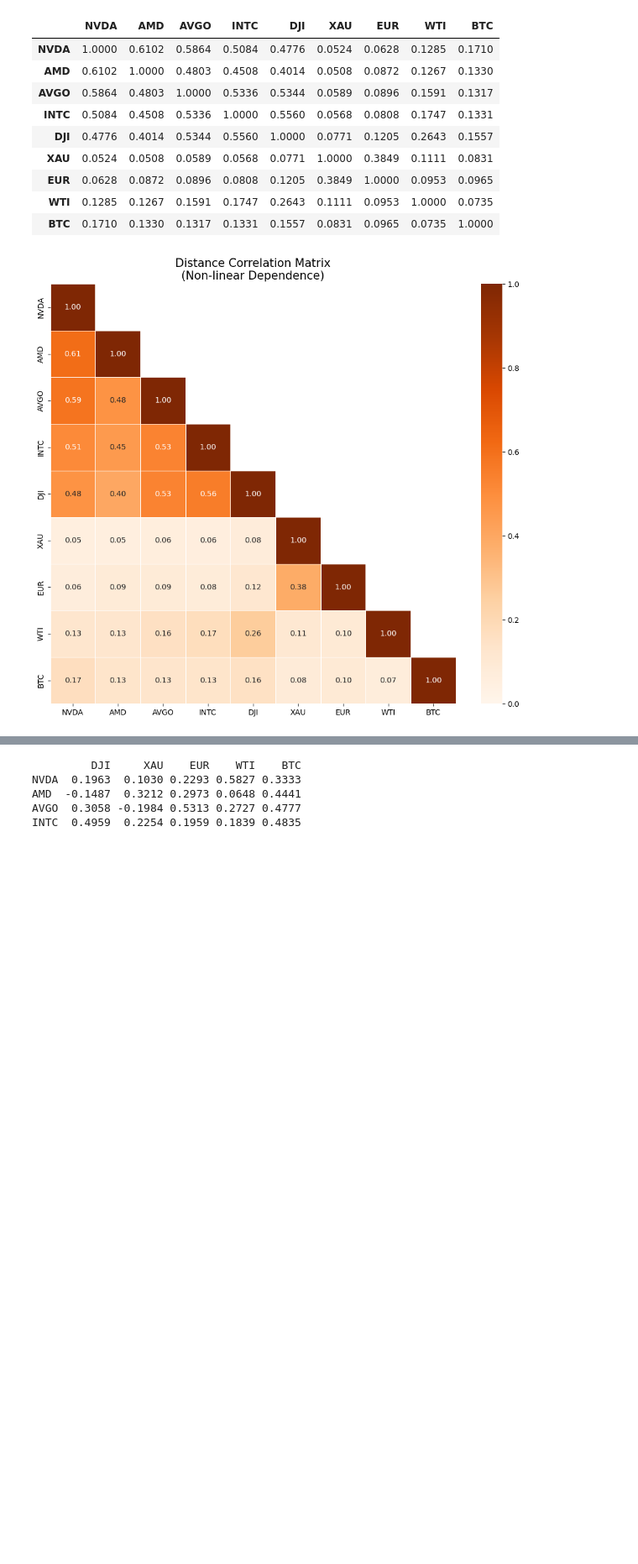
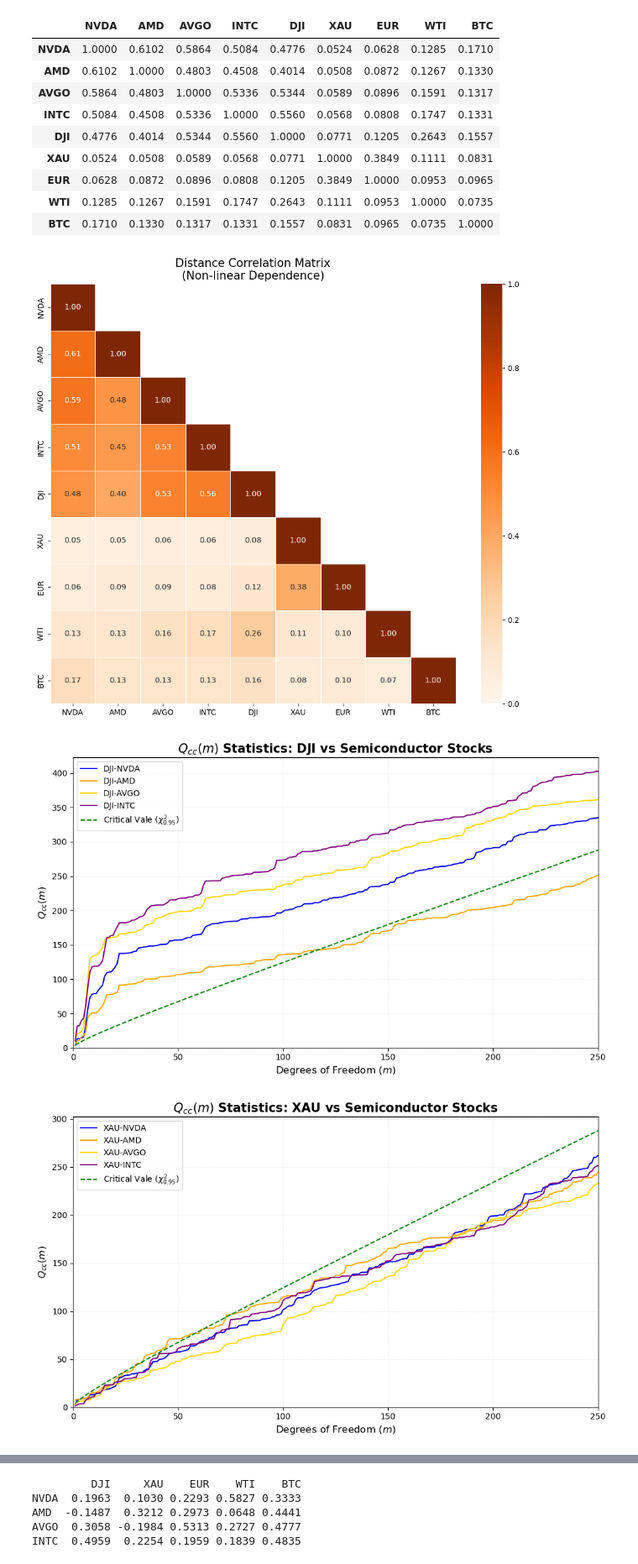
Before and after one commit to turtle-jaewoo/MF-ADCCA, a Jupyter notebook: MF-ADCCA.ipynb, the cells around one changed output, grey strips where cells are left out. Shown at 84% size. Drawn from its saved outputs; the diff is of its cells as text; code cells hidden in the pictures; blank space fills up the shorter version.

```diff
--- a/MF-ADCCA.ipynb
+++ b/MF-ADCCA.ipynb
@@ -477,3 +477,80 @@ plt.show()
 | WTI | 0.1285 | 0.1267 | 0.1591 | 0.1747 | 0.2643 | 0.1111 | 0.0953 | 1.0000 | 0.0735 |
 | BTC | 0.1710 | 0.1330 | 0.1317 | 0.1331 | 0.1557 | 0.0831 | 0.0965 | 0.0735 | 1.0000 |
 [figure]
+# %%
+df_price = load_data(file_map)
+
+log_returns = np.log(df_price / df_price.shift(1)).dropna()
+
+def calculate_qcc(series_x, series_y, max_m = 250):
+    common_df = pd.concat([series_x, series_y], axis = 1).dropna()
+    x = common_df.iloc[:, 0].values
+    y = common_df.iloc[:, 1].values
+    N = len(x)
+
+    if N < max_m + 10: return None
+    q_stat_list = []
+    cumulative_sum = 0
+
+    x_mean = np.mean(x)
+    y_mean = np.mean(y)
+    x_std = np.std(x)
+    y_std = np.std(y)
+
+    denom = N * x_std * y_std
+
+    for i in range(1, max_m + 1):
+        x_lag = x[i:]
+        y_lag = y[:-i]
+
+        numerator = np.sum((x_lag - x_mean) * (y_lag - y_mean))
+
+        rho_i = numerator / denom
+
+        cumulative_sum += (rho_i ** 2) / (N - i)
+
+        q_stat = N * (N + 2) * cumulative_sum
+        q_stat_list.append(q_stat)
+
+    return q_stat_list
+
+max_m_val = 250
+m_range = range(1, max_m_val + 1)
+
+critical_values = [stats.chi2.ppf(0.95, df = m) for m in m_range]
+
+colors = {'NVDA': 'blue', 'AMD': 'orange', 'AVGO': 'gold', 'INTC': 'purple'}
+
+for asset in financial_assets:
+    if asset not in log_returns.columns: continue
+
+    plt.figure(figsize = (10, 6))
+    asset_data = log_returns[asset]
+    plot_exists = False
+
+    for stock in semi_stock:
+        if stock not in log_returns.columns: continue
+
+        q_stats = calculate_qcc(asset_data, log_returns[stock], max_m = max_m_val)
+
+        if q_stats is not None:
+            plt.plot(m_range, q_stats, label = f'{asset}-{stock}', color = colors[stock], linewidth = 1.5)
+            plot_exists = True
+
+    if plot_exists:
+        plt.plot(m_range, critical_values, label = 'Critical Vale ($\chi^2_{0.95}$)',
+                 color = 'green', linestyle = '--', linewidth = 1.5)
+
+        plt.title(f'$Q_{{cc}}(m)$ Statistics: {asset} vs Semiconductor Stocks', fontsize = 15, fontweight = 'bold')
+        plt.xlabel('Degrees of Freedom ($m$)', fontsize = 12)
+        plt.ylabel('$Q_{{cc}}(m)$', fontsize = 12)
+        plt.legend(loc = 'upper left', fontsize = 10)
+        plt.grid(True, linestyle = ':', alpha = 0.3)
+        plt.xlim(0, max_m_val)
+        plt.ylim(bottom = 0)
+
+        plt.tight_layout()
+        plt.show()
+# %% [output]
+[figure, added]
+[figure, added]
```
Also changed, not shown: parts of 7 cells of this notebook.
